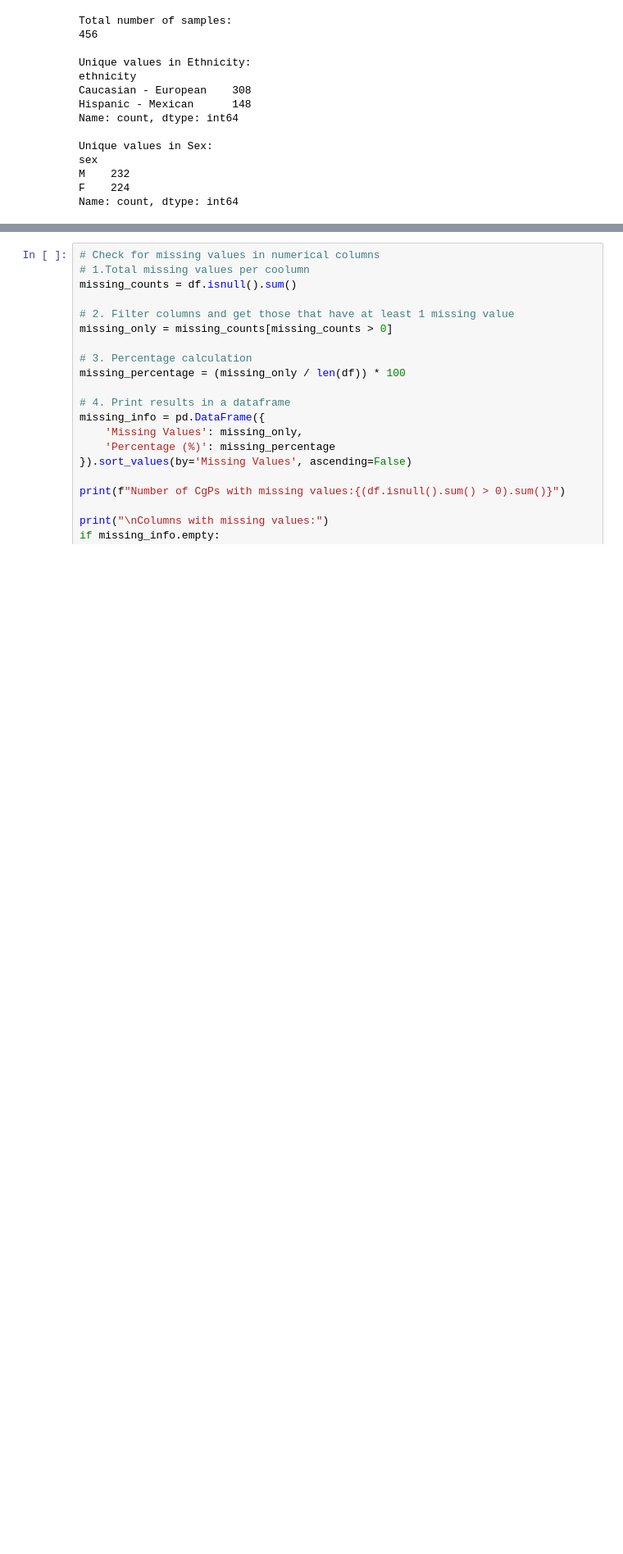
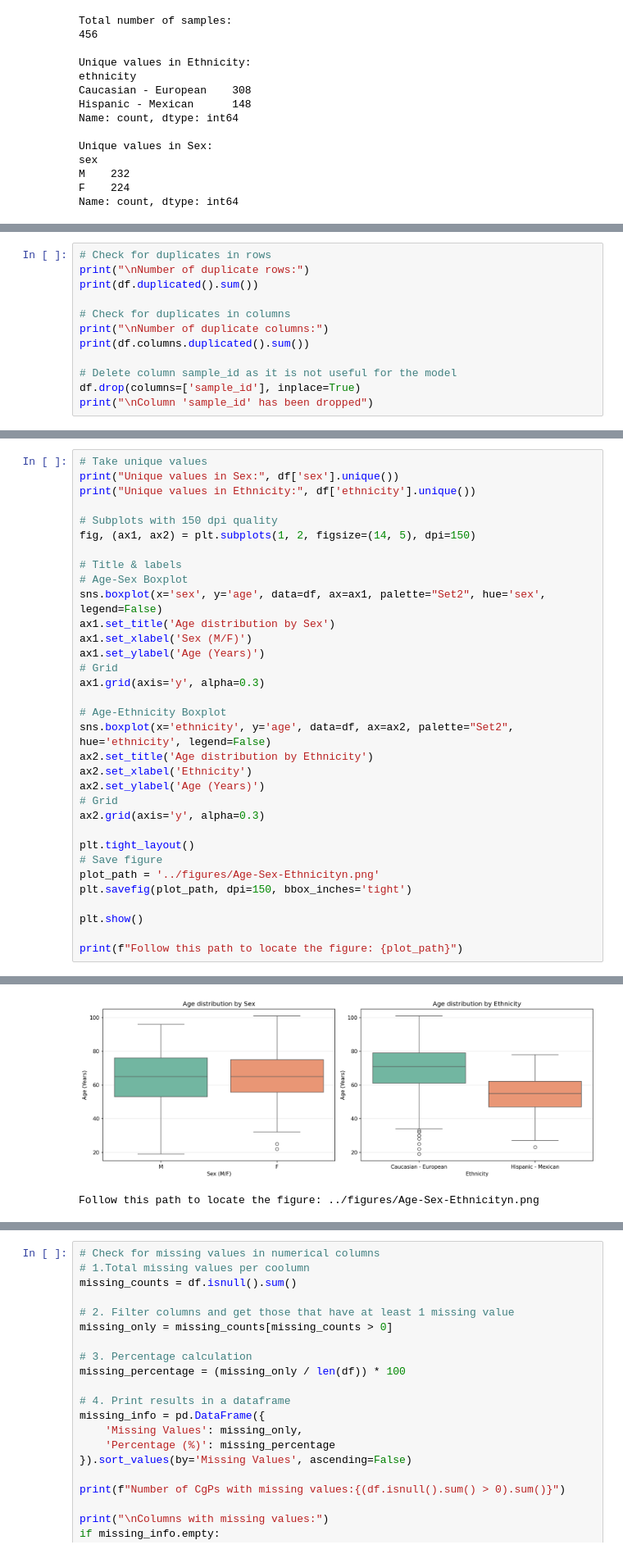
Before and after one commit to despoinaliassa-web/assignment_project, a Jupyter notebook: notebooks/data_exploration.ipynb, the cells around one changed output, grey strips where cells are left out. Shown at 82% size. Saved outputs shown, nothing was run; the diff lists cells and outputs as text; blank space fills up the shorter version.

Commit message:
Add EDA plots and updated preprocessing pipeline

```diff
--- a/notebooks/data_exploration.ipynb
+++ b/notebooks/data_exploration.ipynb
@@ -204,0 +123,12 @@ Name: count, dtype: int64
+# %%
+# Check for duplicates in rows
+print("\nNumber of duplicate rows:")
+print(df.duplicated().sum())
+
+# Check for duplicates in columns
+print("\nNumber of duplicate columns:")
+print(df.columns.duplicated().sum())
+
+# Delete column sample_id as it is not useful for the model
+df.drop(columns=['sample_id'], inplace=True)
+print("\nColumn 'sample_id' has been dropped")
@@ -204,0 +230,34 @@ Name: count, dtype: int64
+# %%
+# Take unique values
+print("Unique values in Sex:", df['sex'].unique())
+print("Unique values in Ethnicity:", df['ethnicity'].unique())
+
+# Subplots with 150 dpi quality
+fig, (ax1, ax2) = plt.subplots(1, 2, figsize=(14, 5), dpi=150)
+
+# Title & labels
+# Age-Sex Boxplot
+sns.boxplot(x='sex', y='age', data=df, ax=ax1, palette="Set2", hue='sex', legend=False)
+ax1.set_title('Age distribution by Sex')
+ax1.set_xlabel('Sex (M/F)')
+ax1.set_ylabel('Age (Years)')
+# Grid
+ax1.grid(axis='y', alpha=0.3)
+
+# Age-Ethnicity Boxplot
+sns.boxplot(x='ethnicity', y='age', data=df, ax=ax2, palette="Set2", hue='ethnicity', legend=False)
+ax2.set_title('Age distribution by Ethnicity')
+ax2.set_xlabel('Ethnicity')
+ax2.set_ylabel('Age (Years)')
+# Grid
+ax2.grid(axis='y', alpha=0.3)
+
+plt.tight_layout()
+# Save figure
+plot_path = '../figures/Age-Sex-Ethnicityn.png'
+plt.savefig(plot_path, dpi=150, bbox_inches='tight')
+
+plt.show()
+
+print(f"Follow this path to locate the figure: {plot_path}")
+# %% [output]
@@ -204,0 +270,2 @@ Name: count, dtype: int64
+[figure, added]
+Follow this path to locate the figure: ../figures/Age-Sex-Ethnicityn.png
```
Also changed, not shown: parts of 68 cells of this notebook, 6 other files.
